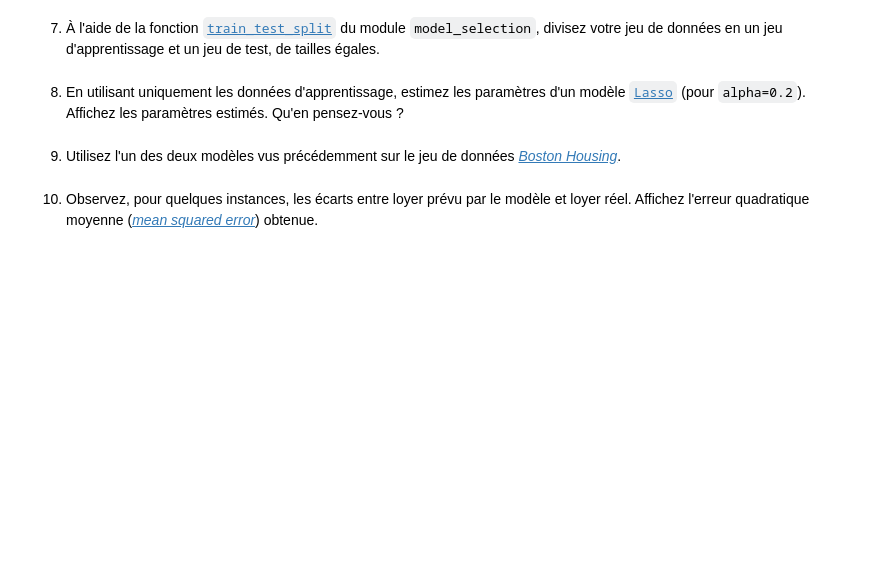
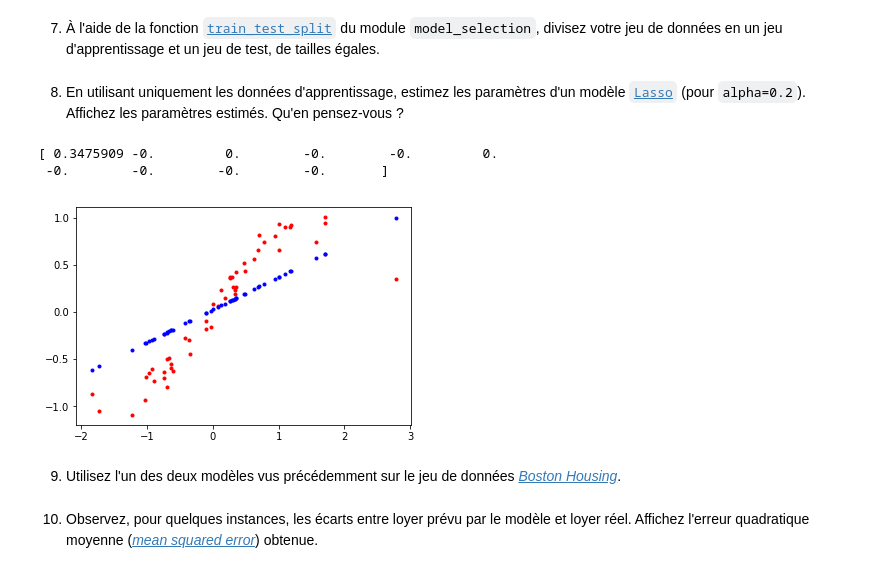
Before and after one commit to pnavaro/machine_learning, a Jupyter notebook: Intro.Scikit-Learn.ipynb, the cells around one changed output. Drawn from its saved outputs; the diff is of its cells as text; code cells hidden in the pictures; blank space fills up the shorter version.

```diff
--- a/Intro.Scikit-Learn.ipynb
+++ b/Intro.Scikit-Learn.ipynb
@@ -72,16 +91,34 @@ Jetez un oeil aux dimensions de `y`. Vous devriez avoir un vecteur colonne
 (_ie._ une matrice de dimension `(100, 1)`). Si ce n'est pas le cas, c'est qu'il
 faut redimensionner la sortie de la fonction `numpy.sin` à l'aide de la méthode
 [`reshape`](https://docs.scipy.org/doc/numpy-1.13.0/reference/generated/numpy.reshape.html).
+# %%
+X = numpy.random.randn(100, 10)
+y = numpy.sin(X[:, 0]).reshape((100, 1)) + 0.1 * numpy.random.randn(100, 1)
 # %% [markdown]
 7. À l'aide de la fonction
 [`train_test_split`](http://scikit-learn.org/stable/modules/generated/sklearn.model_selection.train_test_split.html)
 du module `model_selection`, divisez votre jeu de données en un jeu
 d'apprentissage et un jeu de test, de tailles égales.
+# %%
+X_train, X_test, y_train, y_test = train_test_split(X, y, test_size=0.5)
 # %% [markdown]
 8. En utilisant uniquement les données d'apprentissage, estimez les paramètres
 d'un modèle
 [`Lasso`](http://scikit-learn.org/stable/modules/generated/sklearn.linear_model.Lasso.html)
 (pour `alpha=0.2`). Affichez les paramètres estimés. Qu'en pensez-vous ?
+# %%
+model = Lasso(alpha=0.2)
+model.fit(X_train, y_train)
+y_hat = model.predict(X_test)
+
+plt.figure()
+plt.plot(X_test[:, 0], y_test, 'r.')
+plt.plot(X_test[:, 0], y_hat, 'b.')
+print(model.coef_)
+# %% [output]
+[ 0.3475909 -0.         0.        -0.        -0.         0.
+ -0.        -0.        -0.        -0.       ]
+[figure, added]
 # %% [markdown]
 9. Utilisez l'un des deux modèles vus précédemment sur le jeu de données
 [_Boston Housing_](http://scikit-learn.org/stable/modules/generated/sklearn.datasets.load_boston.html).
```
Also changed, not shown: parts of 13 cells of this notebook, 2 other files.
